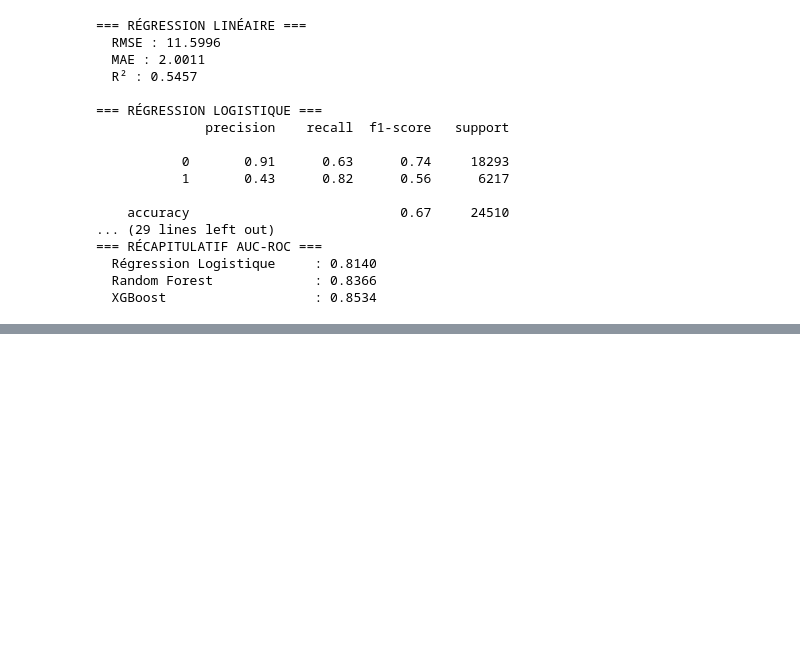
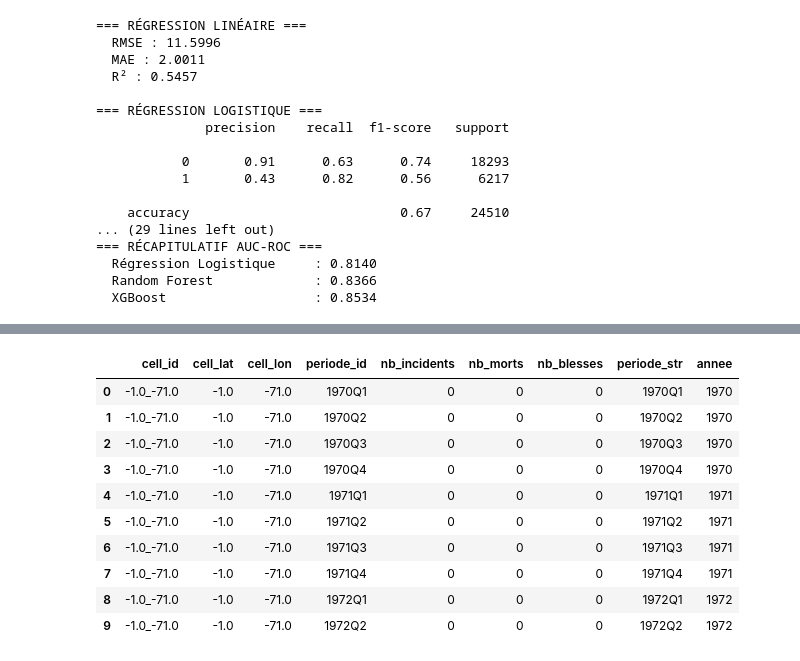
Before and after one commit to Sh0ck3rNC/GTD_Analyst, a Jupyter notebook: notebooks/02_modelisation.ipynb, the cells around one changed output, grey strips where cells are left out. Cells and saved outputs as stored; diff of their text form; code cells hidden in the pictures; blank space fills up the shorter version.

```diff
--- a/notebooks/02_modelisation.ipynb
+++ b/notebooks/02_modelisation.ipynb
@@ -264,0 +380,71 @@ for modele, scores in resultats.items():
+# %%
+def construire_grille(df, taille_cellule, periode, annee_debut, annee_fin):
+    """
+    Construit une grille spatio-temporelle à partir du DataFrame GTD.
+
+    Paramètres
+    ----------
+    df             : DataFrame nettoyé avec colonnes date, latitude, longitude
+    taille_cellule : taille des mailles en degrés (ex: 0.5, 1.0, 2.0)
+    periode        : fréquence pandas (ex: "M", "Q", "6M", "Y")
+    annee_debut    : première année à inclure
+    annee_fin      : dernière année à inclure
+
+    Retourne
+    --------
+    DataFrame avec une ligne par (cell_id, periode_id) et les agrégats
+    nb_incidents, nb_morts, nb_blesses — zéros inclus pour les périodes sans attaque.
+    """
+
+    df = df.copy()
+
+    # 1. Assignation des cellules géographiques
+    df["cell_lat"] = (df["latitude"]  // taille_cellule) * taille_cellule
+    df["cell_lon"] = (df["longitude"] // taille_cellule) * taille_cellule
+    df["cell_id"]  = df["cell_lat"].astype(str) + "_" + df["cell_lon"].astype(str)
+
+    # 2. Assignation de la période temporelle
+    df["periode_id"] = df["date"].dt.to_period(periode)
+
+    # 3. Agrégation
+    agg = df.groupby(["cell_id", "cell_lat", "cell_lon", "periode_id"]).agg(
+        nb_incidents = ("eventid", "count"),
+        nb_morts     = ("nkill",   "sum"),
+        nb_blesses   = ("nwound",  "sum"),
+    ).reset_index()
+
+    # 4. Index complet : toutes les cellules × toutes les périodes (pour inclure les zéros)
+    date_debut  = pd.Timestamp(f"{annee_debut}-01-01")
+    date_fin    = pd.Timestamp(f"{annee_fin}-12-31")
+    toutes_periodes = pd.period_range(start=date_debut, end=date_fin, freq=periode)
+
+    cellules = df[["cell_id", "cell_lat", "cell_lon"]].drop_duplicates()
+    index_complet = cellules.merge(
+        pd.DataFrame({"periode_id": toutes_periodes}), how="cross"
+    )
+
+    # 5. Jointure et remplissage des zéros
+    grille = index_complet.merge(agg, on=["cell_id", "cell_lat", "cell_lon", "periode_id"], how="left")
+    grille[["nb_incidents", "nb_morts", "nb_blesses"]] = (
+        grille[["nb_incidents", "nb_morts", "nb_blesses"]].fillna(0).astype(int)
+    )
+
+    # 6. Colonnes utiles pour le feature engineering
+    grille["periode_str"] = grille["periode_id"].astype(str)
+    grille["annee"]       = grille["periode_id"].apply(lambda p: p.start_time.year)
+
+    grille = grille.sort_values(["cell_id", "periode_id"]).reset_index(drop=True)
+
+    return grille
+
+
+# ── APPEL ──
+grille = construire_grille(df, TAILLE_CELLULE, PERIODE, ANNEE_DEBUT, ANNEE_FIN)
+
+print(f"Grille construite !")
+print(f"  Cellules distinctes : {grille['cell_id'].nunique():,}")
+print(f"  Périodes distinctes : {grille['periode_id'].nunique():,}")
+print(f"  Lignes totales      : {len(grille):,}")
+print(f"  Taux actif          : {(grille['nb_incidents'] > 0).mean()*100:.1f}%")
+grille.head(10)
+# %% [output]
@@ -264,0 +456,11 @@ for modele, scores in resultats.items():
+|  | cell_id | cell_lat | cell_lon | periode_id | nb_incidents | nb_morts | nb_blesses | periode_str | annee |
+| 0 | -1.0_-71.0 | -1.0 | -71.0 | 1970Q1 | 0 | 0 | 0 | 1970Q1 | 1970 |
+| 1 | -1.0_-71.0 | -1.0 | -71.0 | 1970Q2 | 0 | 0 | 0 | 1970Q2 | 1970 |
+| 2 | -1.0_-71.0 | -1.0 | -71.0 | 1970Q3 | 0 | 0 | 0 | 1970Q3 | 1970 |
+| 3 | -1.0_-71.0 | -1.0 | -71.0 | 1970Q4 | 0 | 0 | 0 | 1970Q4 | 1970 |
+| 4 | -1.0_-71.0 | -1.0 | -71.0 | 1971Q1 | 0 | 0 | 0 | 1971Q1 | 1971 |
+| 5 | -1.0_-71.0 | -1.0 | -71.0 | 1971Q2 | 0 | 0 | 0 | 1971Q2 | 1971 |
+| 6 | -1.0_-71.0 | -1.0 | -71.0 | 1971Q3 | 0 | 0 | 0 | 1971Q3 | 1971 |
+| 7 | -1.0_-71.0 | -1.0 | -71.0 | 1971Q4 | 0 | 0 | 0 | 1971Q4 | 1971 |
+| 8 | -1.0_-71.0 | -1.0 | -71.0 | 1972Q1 | 0 | 0 | 0 | 1972Q1 | 1972 |
+| 9 | -1.0_-71.0 | -1.0 | -71.0 | 1972Q2 | 0 | 0 | 0 | 1972Q2 | 1972 |
```
Also changed, not shown: parts of 12 cells of this notebook, 5 other files.
